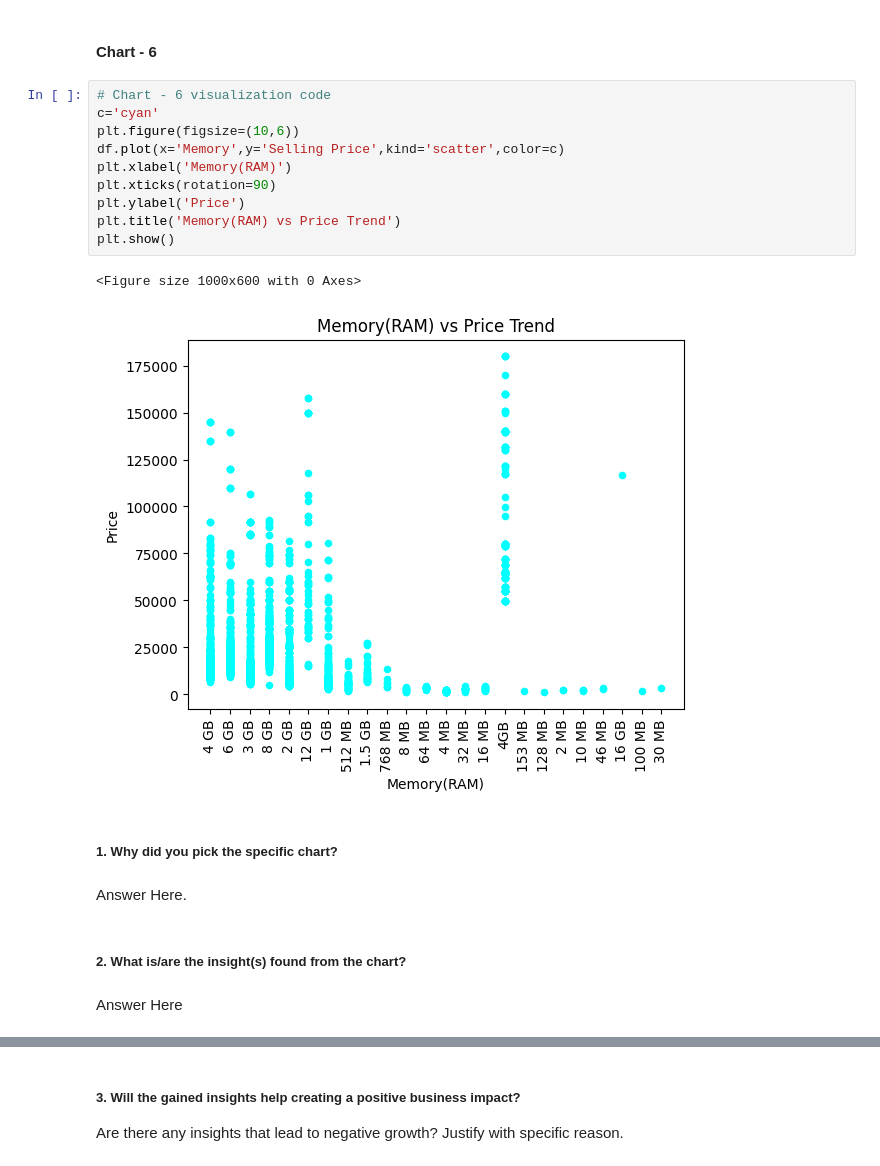
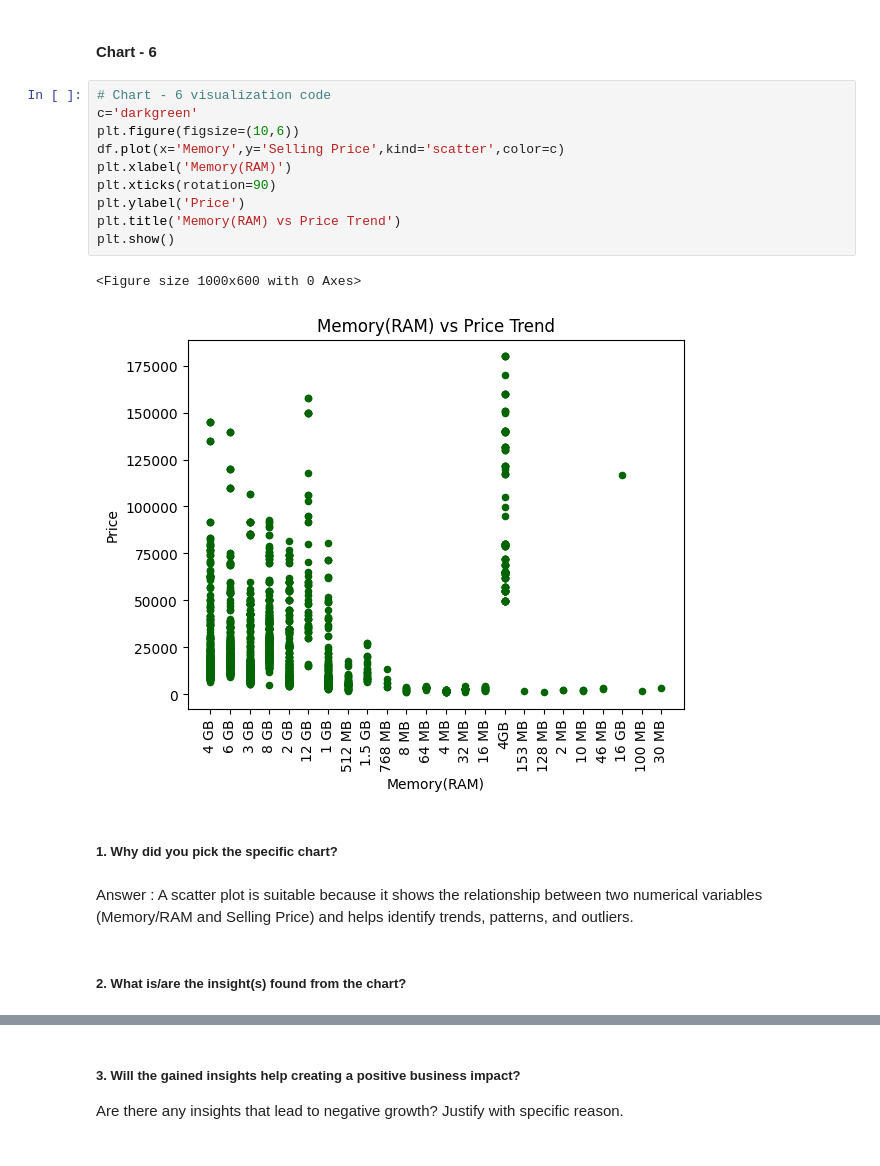
Before and after one commit to anujpurohit0501/flipkart-mobile-eda, a Jupyter notebook: Flipkart_Mobile_EDA.ipynb, the cells around one changed output, grey strips where cells are left out. Drawn from its saved outputs; the diff is of its cells as text.

```diff
--- a/Flipkart_Mobile_EDA.ipynb
+++ b/Flipkart_Mobile_EDA.ipynb
@@ -411,22 +411,20 @@ Answer : Yes, this insight helps businesses understand that higher price does no
 #### Chart - 6
 # %%
 # Chart - 6 visualization code
-c='cyan'
+c='darkgreen'
 plt.figure(figsize=(10,6))
 df.plot(x='Memory',y='Selling Price',kind='scatter',color=c)
 plt.xlabel('Memory(RAM)')
 plt.xticks(rotation=90)
 plt.ylabel('Price')
 plt.title('Memory(RAM) vs Price Trend')
 plt.show()
 # %% [output]
 <Figure size 1000x600 with 0 Axes>
-[figure, old version]
+[figure, new version]
 # %% [markdown]
 ##### 1. Why did you pick the specific chart?
-# %% [markdown]
-Answer Here.
+# %% [markdown]
+Answer : A scatter plot is suitable because it shows the relationship between two numerical variables (Memory/RAM and Selling Price) and helps identify trends, patterns, and outliers.
 # %% [markdown]
 ##### 2. What is/are the insight(s) found from the chart?
-# %% [markdown]
-Answer Here
```
Also changed, not shown: parts of 52 cells of this notebook.
